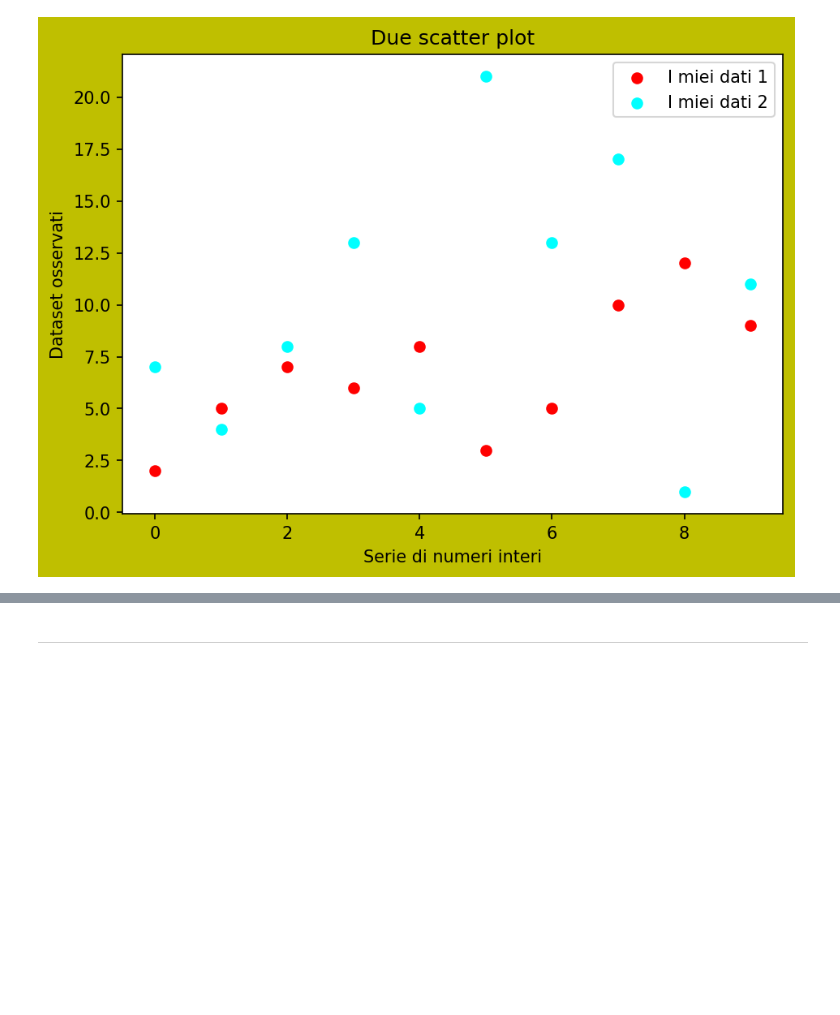
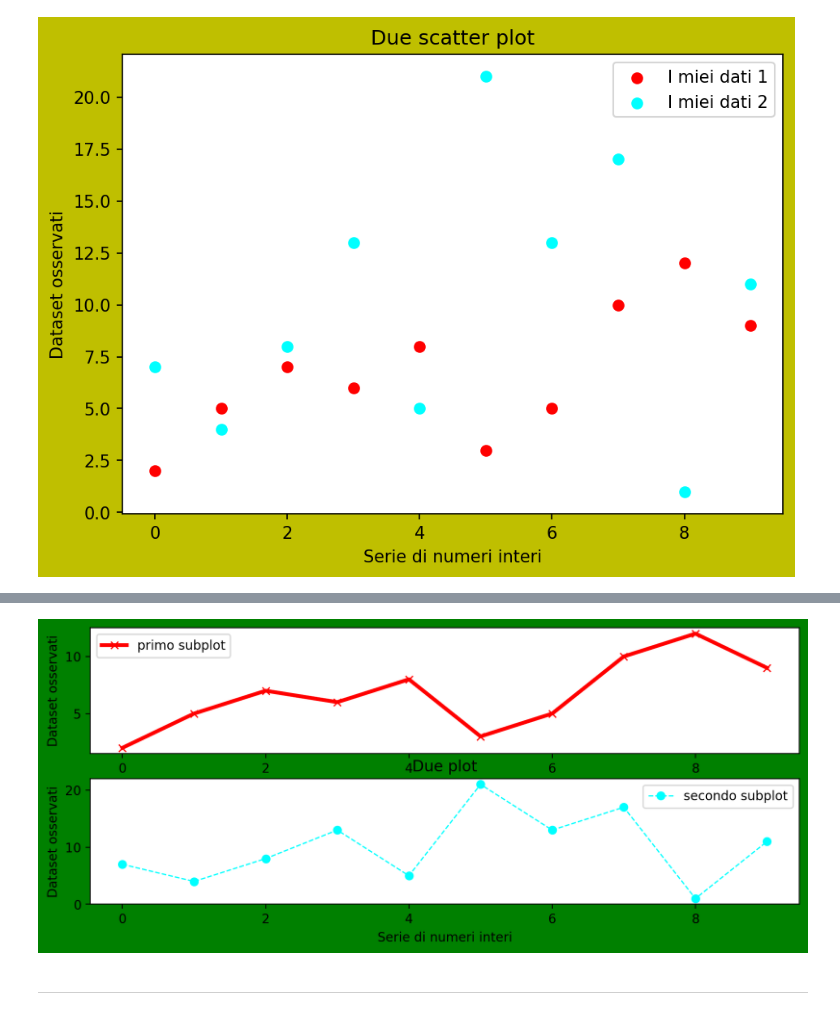
Before and after one commit to simonelucchesi/Python_room, a Jupyter notebook: Notebooks/Python room 2 .ipynb, the cells around one changed output, grey strips where cells are left out. Drawn from its saved outputs; the diff is of its cells as text; code cells hidden in the pictures; blank space fills up the shorter version.

```diff
--- a/Notebooks/Python room 2 .ipynb
+++ b/Notebooks/Python room 2 .ipynb
@@ -1029,3 +1144,56 @@ plt.show()
+# %%
+fig =plt.figure(figsize=(10,4),dpi=200,facecolor='g')
+
+#Plotting del primo subplot di dati
+
+sub1 = plt.subplot(2,1,1) # La logica è la seguente: subplots, su (2 = due righe, 1 = 1 colonna, 1 = primo grafico)
+
+sub1.plot(range(len(esempio_dati1)),   #questo è il numero di dati che abbiamo
+                esempio_dati1,               #questi sono i nostri dati rappresentati sull'asse x
+                label="primo subplot",       #etichetta dei nostri dati
+                color='red',                 #colore dei nostri puntini
+                marker="x",                  #simbolo da mettere al posto dei puntini
+                linestyle="-",               #stile linea
+                linewidth=3)                 #spessore linea
+
+
+#Denominazione degli assi: Attenzione a cosa è cambiato!
+
+sub1.set_xlabel("Serie di numeri interi")    #prima differenza con la canvas unica
+sub1.set_ylabel("Dataset osservati")
+
+#Usiamo la funzione legend affichè venga rappresentata anche la leggenda,
+
+sub1.legend()
+
+#Plotting del secondo subplot di dati nella canvas sotto
+
+sub2 = plt.subplot(2,1,2) # La logica è la seguente: subplots, su (2 = due righe, 1 = 1 colonna, 2 = secondo grafico)
+
+sub2.plot(range(len(esempio_dati2)),  #questo è il numero di dati che abbiamo
+          esempio_dati2,              #questi sono i nostri dati rappresentati sull'asse
+          label="secondo subplot",      #etichetta dei nostri dati
+          color='cyan',               #colore dei nostri puntini
+          marker="o",
+          linestyle="--",
+          linewidth=1)
+
+
+
+sub2.set_xlabel("Serie di numeri interi")
+sub2.set_ylabel("Dataset osservati")
+
+#Usiamo la funzione legend affichè venga rappresentata anche la leggenda,
+sub2.legend()
+
+#Titolo del grafico
+plt.title("Due plot")
+
+#Istruzione che dice a Python di generare il grafico e pulisce l’oggetto plt per renderlo pronto
+#a disegnare un nuovo grafico
+plt.show()
+# %% [output]
+[figure, added]
 # %% [markdown]
 ---
 # %% [markdown]
```
Also changed, not shown: parts of 5 cells of this notebook.
